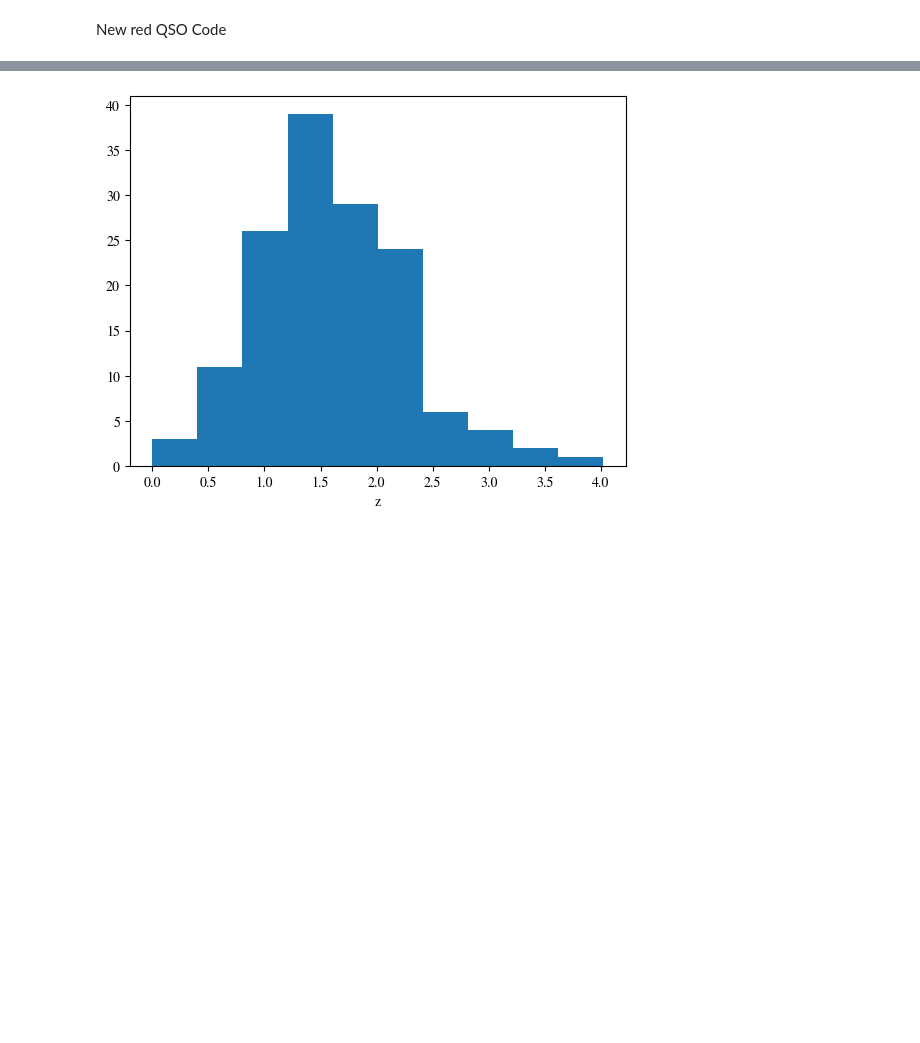
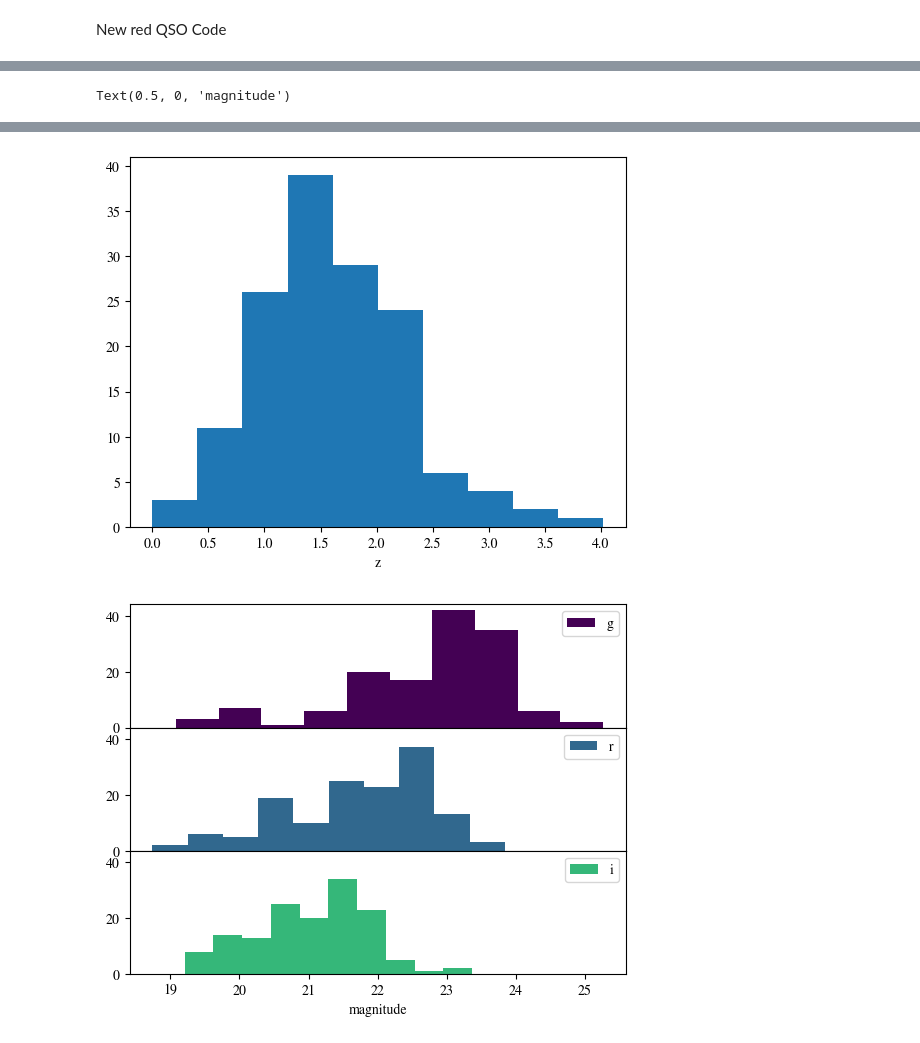
Before and after one commit to ELLI-E/RedQSOYoRiS, a Jupyter notebook: RedQSOProject.ipynb, the cells around one changed output, grey strips where cells are left out. Drawn from its saved outputs; the diff is of its cells as text; code cells hidden in the pictures; blank space fills up the shorter version.

Commit message:
Generated more plots for colour statistics

```diff
--- a/RedQSOProject.ipynb
+++ b/RedQSOProject.ipynb
@@ -13,6 +13,9 @@ import shutil
 # %%
 #Here we will inspect the contents of the pickle files for fits which exclude the host component
 #first get a list of directory contents and catalogue:
+import matplotlib
+
+
 fileAddress = "results/cut50/excludinghost"
 catalogue = pd.read_csv("data/RedQSOCatalogue.csv")
 
@@ -21,6 +24,7 @@ reducedChiSquareds = {"G":[],"R":[],"I":[]}
 highChiSquareObjects = {"G":[],"R":[],"I":[]}
 magnitudes = {"G":[],"R":[],"I":[]}
 Zs = []
+fluxMag0 = 63095734448.01944
 for file in files:
     #check that the file is a directory:
     if "." in file:
@@ -82,7 +86,7 @@ plt.ylabel("r-i")
 print(f"The mean reduced chi squared is {round(np.mean(Zs),3)} with a standard deviation {round(np.std(Zs),3)}")
 print(f"The median reduced chi squared is {round(np.median(Zs),3)}")
 print("object list with reduced chi square value above 2:")
-#print(highChiSquareObjects)
+print(highChiSquareObjects)
 rgbImageGenerator.generateImages(highChiSquareObjects["I"],r"rgbimages/highChiSquare",r"data/images") #image generation of high chi square objects
 print(f"{len(highChiSquareObjects["G"])} g band objects with reduced chi square values over 2")
 print(f"{len(highChiSquareObjects["R"])} r band objects with reduced chi square values over 2")
@@ -106,7 +110,22 @@ plt.hist(reducedChiSquareds["I"])
 plt.figure()
 plt.hist(Zs)
 plt.xlabel("z")
-print(f"{min(Zs)} {max(Zs)}")
+print(f"{min(Zs)} < z < {max(Zs)}")
+print(f"{min(ValidOutputs['G'])} < m(g) < {max(ValidOutputs['G'])}")
+print(f"{min(ValidOutputs['R'])} < m(r) < {max(ValidOutputs['R'])}")
+print(f"{min(ValidOutputs['I'])} < m(i) < {max(ValidOutputs['I'])}")
+stackedPlot = plt.figure()
+cmap = matplotlib.colormaps['viridis']
+colors = cmap(np.linspace(0, 1, 4))
+gs = stackedPlot.add_gridspec(3, hspace=0)
+axs = gs.subplots(sharex=True, sharey=True)
+axs[0].hist(ValidOutputs["G"],label="g",color=colors[0])
+axs[0].legend(loc="best")
+axs[1].hist(ValidOutputs["R"],label="r",color=colors[1])
+axs[1].legend(loc="best")
+axs[2].hist(ValidOutputs["I"],label="i",color=colors[2])
+axs[2].legend(loc="best")
+axs[2].set_xlabel("magnitude")
 # %% [output]
 colour datapoints: 138
 G values: 139,R values: 143,I values: 145
@@ -124,9 +147,11 @@ object list with reduced chi square value above 2:
+Text(0.5, 0, 'magnitude')
 [figure]
 [figure]
 [figure]
 [figure]
 [figure]
 [figure]
+[figure, added]
 # %%
 #Want to collect final plots for high chi 2 outputs
 outputDirectory = r"results/cut50/excludinghost"
```
Also changed, not shown: parts of 1 cell of this notebook.
